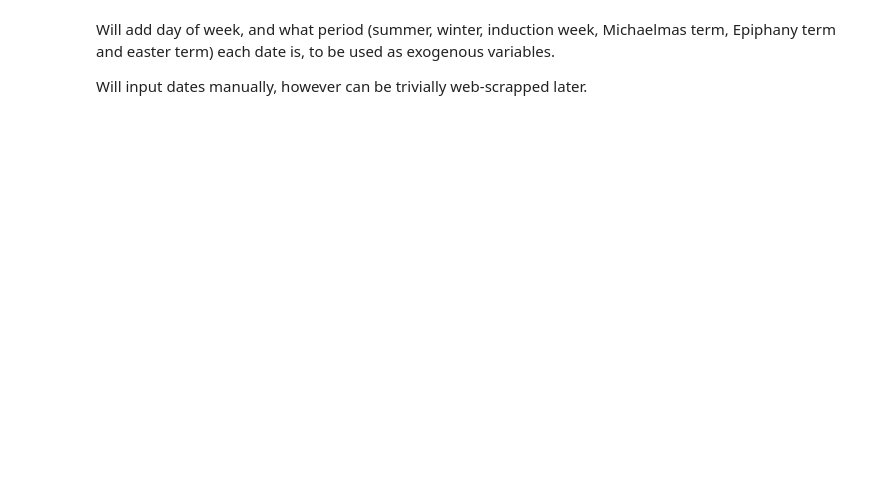
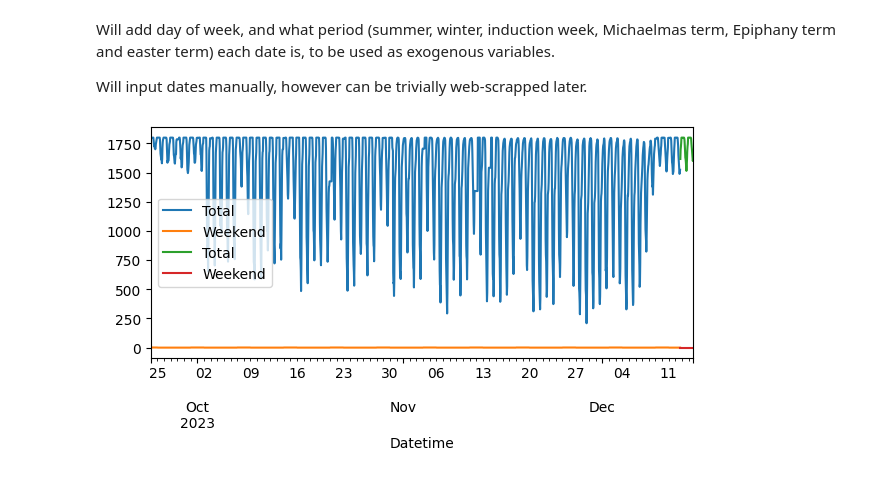
Before and after one commit to Berat03/forecasting_occupancy, a Jupyter notebook: model_training.ipynb, the cells around one changed output. Saved outputs shown, nothing was run; the diff lists cells and outputs as text; code cells hidden in the pictures; blank space fills up the shorter version.

```diff
--- a/model_training.ipynb
+++ b/model_training.ipynb
@@ -45,0 +53,4 @@ plt.show()
+# %%
+# Add exog variables
+df['Weekend'] = (df.index.dayofweek >= 5).astype(int)
+print(df.tail())
@@ -51,0 +69,11 @@ df.pcf_pl
+# %%
+end_train = 48
+df_train = df.iloc[:-end_train] #-400 just to visualise better
+df_test  = df.iloc[-end_train:]
+
+fig, ax=plt.subplots(figsize=(7, 3))
+df_train.plot(ax=ax, label='train')
+df_test.plot(ax=ax, label='test')
+ax.legend();
+# %% [output]
+[figure, added]
```
Also changed, not shown: parts of 10 cells of this notebook, 2 other files.
